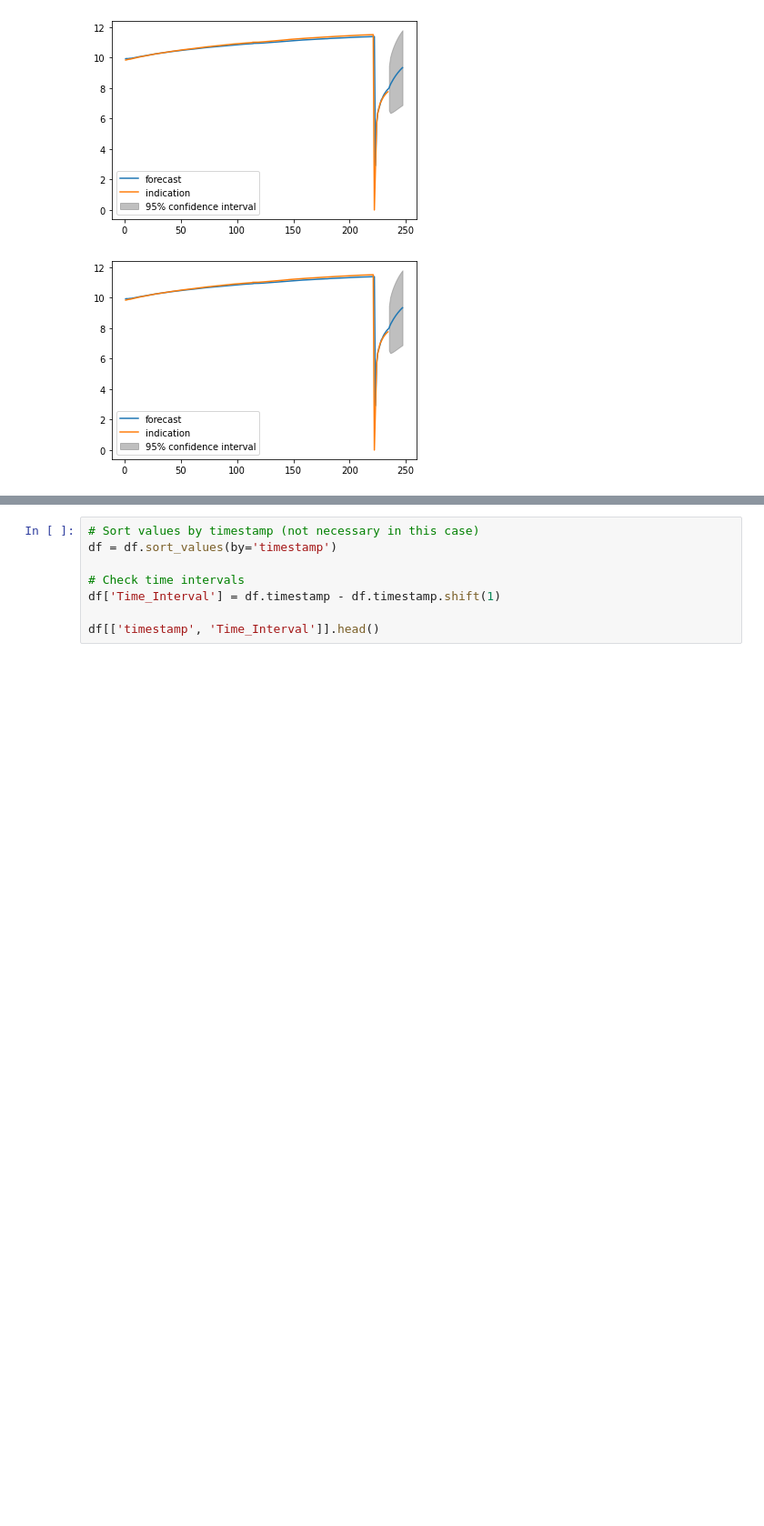
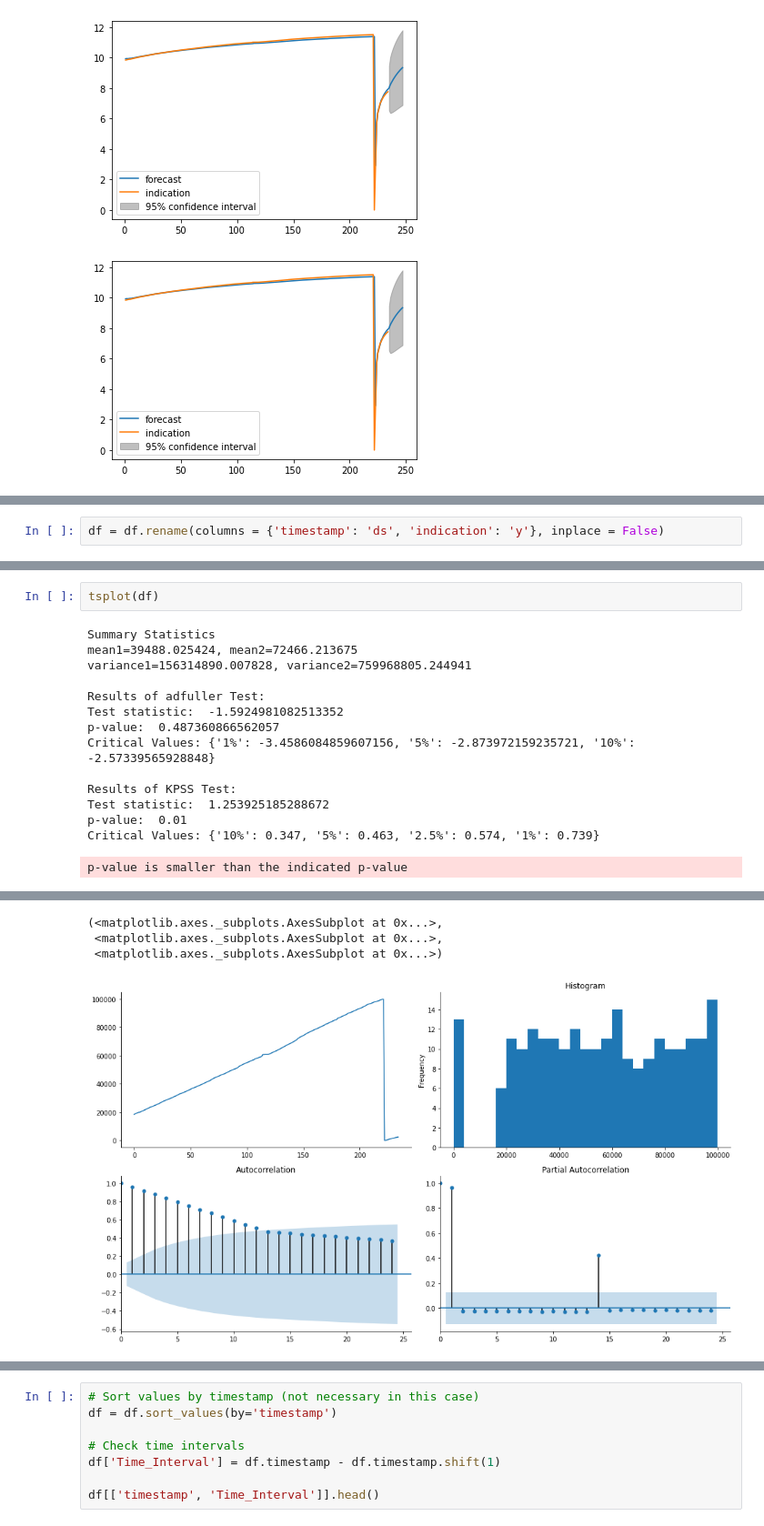
Before and after one commit to geomyll33/Beautez, a Jupyter notebook: Αντίγραφο_EYDAP_Challenge_project.ipynb, the cells around one changed output, grey strips where cells are left out. Shown: that part at 91% size. Cells and saved outputs as stored; diff of their text form; blank space fills up the shorter version.

```diff
--- a/Αντίγραφο_EYDAP_Challenge_project.ipynb
+++ b/Αντίγραφο_EYDAP_Challenge_project.ipynb
@@ -832,0 +863,2 @@ print(np.exp(x[1]))
+# %%
+df = df.rename(columns = {'timestamp': 'ds', 'indication': 'y'}, inplace = False)
@@ -832,0 +954,17 @@ print(np.exp(x[1]))
+# %%
+tsplot(df)
+# %% [output]
+Summary Statistics
+mean1=39488.025424, mean2=72466.213675
+variance1=156314890.007828, variance2=759968805.244941
+
+Results of adfuller Test:
+Test statistic:  -1.5924981082513352
+p-value:  0.487360866562057
+Critical Values: {'1%': -3.4586084859607156, '5%': -2.873972159235721, '10%': -2.57339565928848}
+
+Results of KPSS Test:
+Test statistic:  1.253925185288672
+p-value:  0.01
+Critical Values: {'10%': 0.347, '5%': 0.463, '2.5%': 0.574, '1%': 0.739}
+p-value is smaller than the indicated p-value
@@ -832,0 +972,4 @@ print(np.exp(x[1]))
+(<matplotlib.axes._subplots.AxesSubplot at 0x...>,
+ <matplotlib.axes._subplots.AxesSubplot at 0x...>,
+ <matplotlib.axes._subplots.AxesSubplot at 0x...>)
+[figure, added]
```
Also changed, not shown: parts of 87 cells of this notebook.
